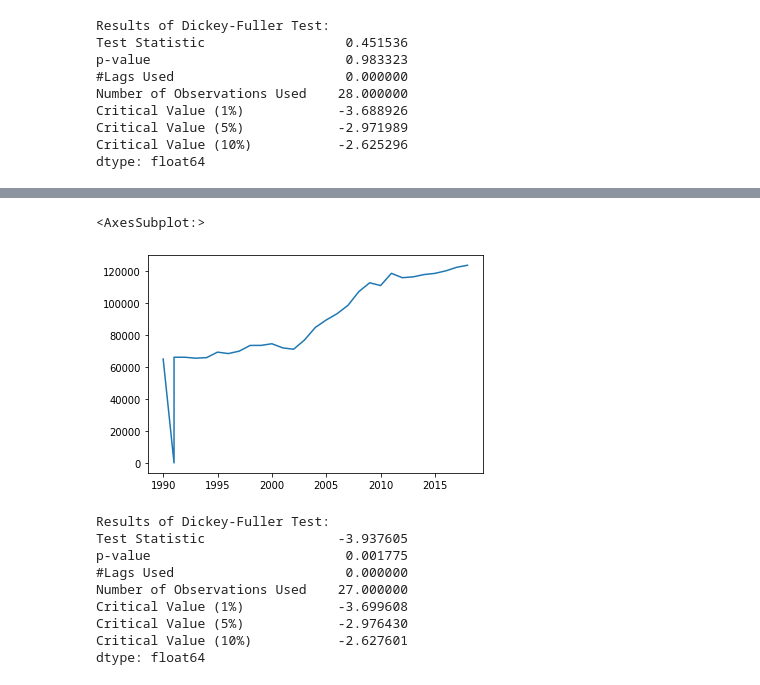
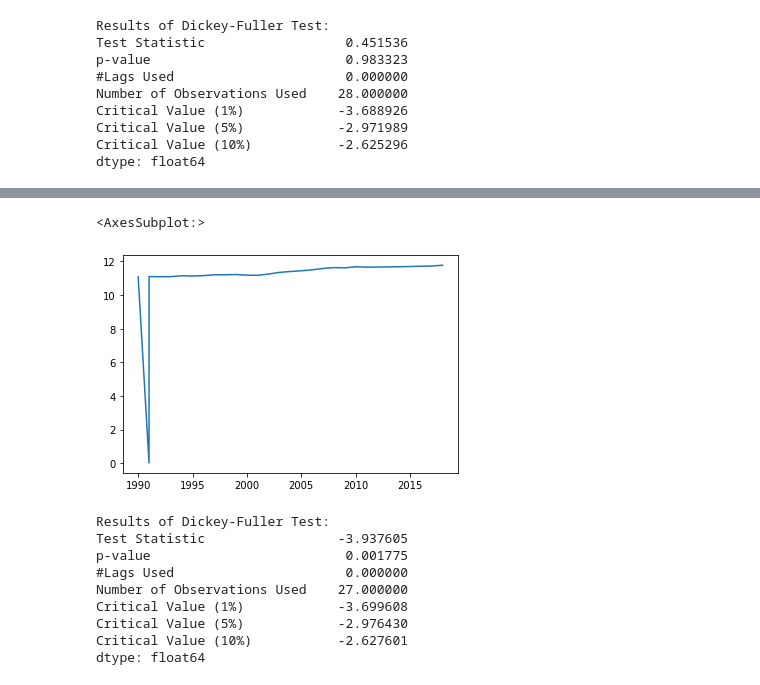
Before and after one commit to VitorHugoOli/Analise_Dados_Energetico, a Jupyter notebook: src/Aprendizado.ipynb, the cells around one changed output, grey strips where cells are left out. Drawn from its saved outputs; the diff is of its cells as text; code cells hidden in the pictures.

```diff
--- a/src/Aprendizado.ipynb
+++ b/src/Aprendizado.ipynb
@@ -89,6 +89,6 @@ Critical Value (5%)            -2.971989
 Critical Value (10%)           -2.625296
 dtype: float64
 # %%
-log = pd.Series(np.log(renew['Production (ktoe)']))
+log = pd.Series(np.sqrt(np.log(renew['Production (ktoe)'])))
 # %%
 dickeyF(log)
@@ -105,9 +108,9 @@ dtype: float64
 # %%
 series = diferencia(log)
-difreverse(renew['Production (ktoe)'],series).plot()
+difreverse(log, series).plot()
 # %% [output]
 <AxesSubplot:>
-[figure, old version]
+[figure, new version]
 # %%
 dickeyF(series)
 # %% [output]
```
Also changed, not shown: parts of 1 cell of this notebook, 1 other file.
